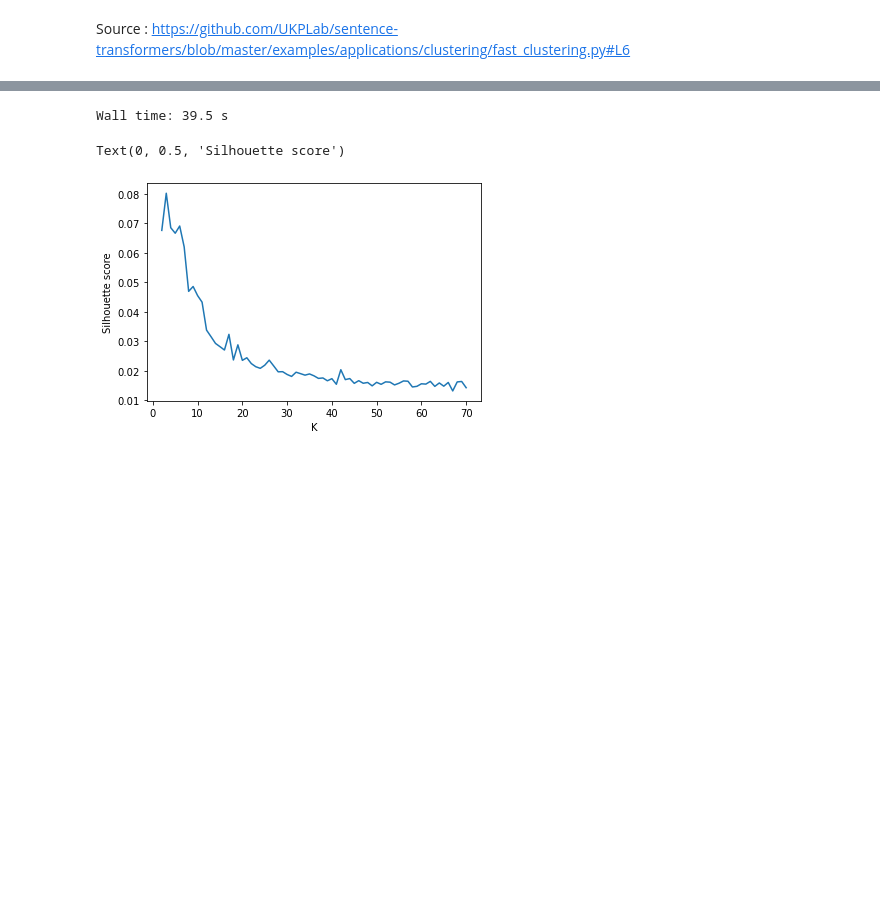
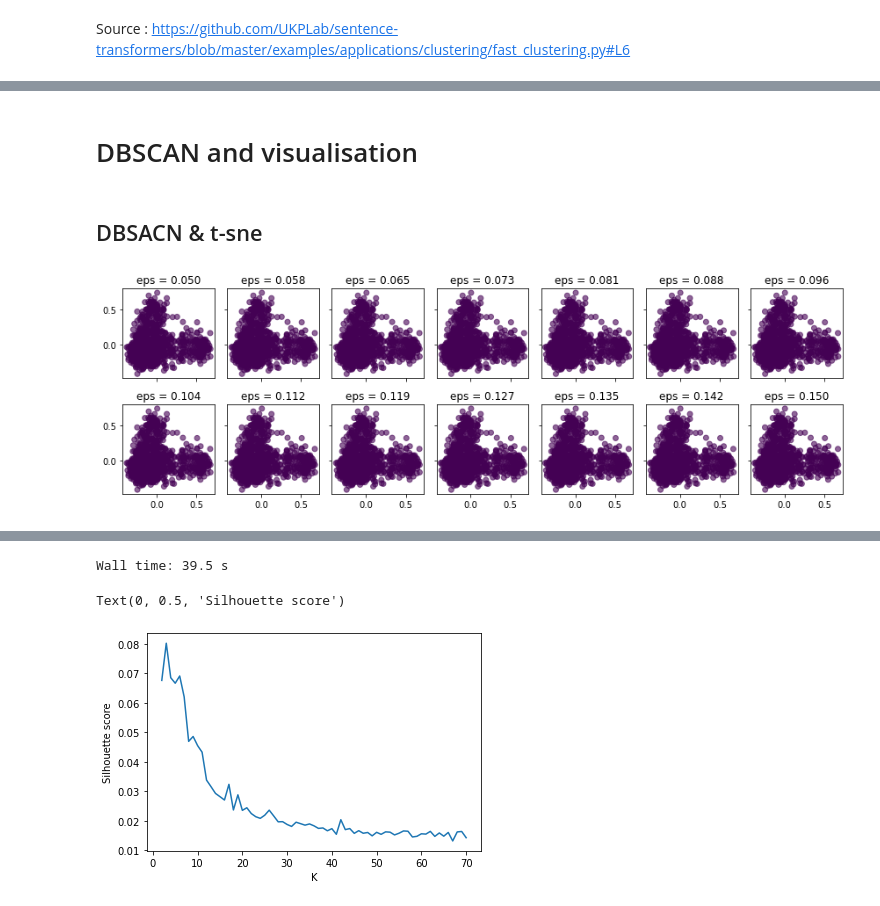
Before and after one commit to epfl-ada/ada-2021-project-concatsanddogs, a Jupyter notebook: Valerian/sbert_topic_modeling_w_fastclustering.ipynb, the cells around one changed output, grey strips where cells are left out. Cells and saved outputs as stored; diff of their text form; code cells hidden in the pictures; blank space fills up the shorter version.

```diff
--- a/Valerian/sbert_topic_modeling_w_fastclustering.ipynb
+++ b/Valerian/sbert_topic_modeling_w_fastclustering.ipynb
@@ -57,0 +127,29 @@ with open('../generated_data/'+'sbert_embeddings.pkl.npy', 'rb') as f:
+# %% [markdown]
+# DBSCAN and visualisation
+# %% [markdown]
+## DBSACN & t-sne
+# %%
+# Create a list of eps
+eps_list = np.linspace(0.05, 0.15, 14)
+
+# Compute number of row and columns
+COLUMNS = 7
+ROWS = math.ceil(len(eps_list)/COLUMNS)
+
+fig, axs = plt.subplots(ROWS, COLUMNS, figsize=(12, 4), sharey=True, sharex=True)
+
+for i in range(0, len(eps_list)):
+    eps = eps_list[i]
+
+    current_column = i%COLUMNS
+    current_row = i//COLUMNS
+
+    ax = axs[current_row, current_column]
+    labels = DBSCAN(eps=eps).fit_predict(data_embeddings[0:n])
+
+    ax.scatter(X_reduced_tsne[:,0], X_reduced_tsne[:,1], c=labels, alpha=0.6)
+    ax.set_title("eps = {:.3f}".format(eps))
+
+plt.tight_layout()
+# %% [output]
+[figure, added]
```
Also changed, not shown: parts of 40 cells of this notebook.
